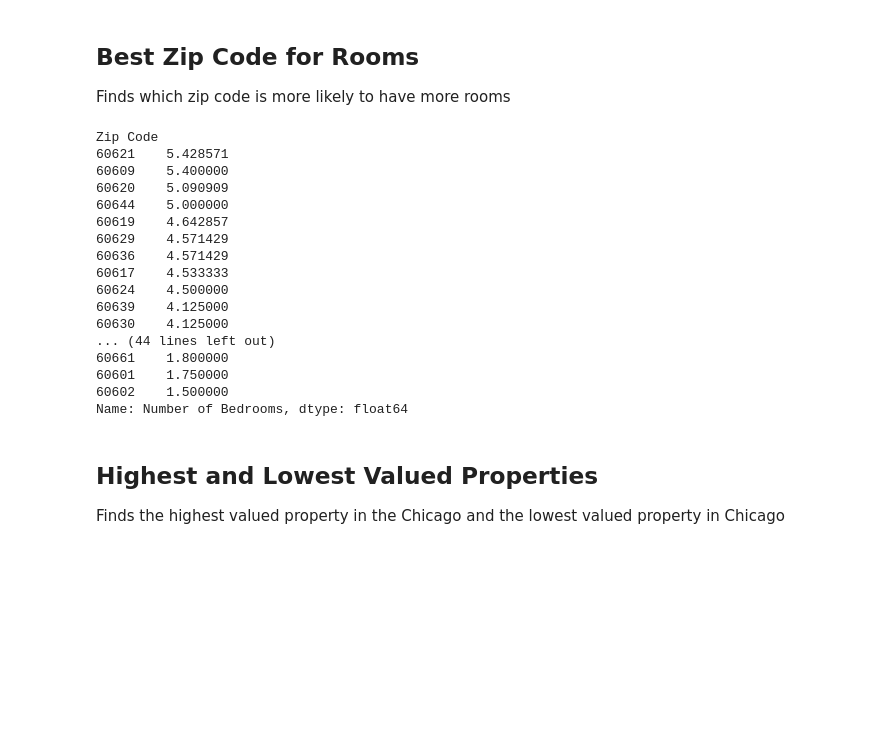
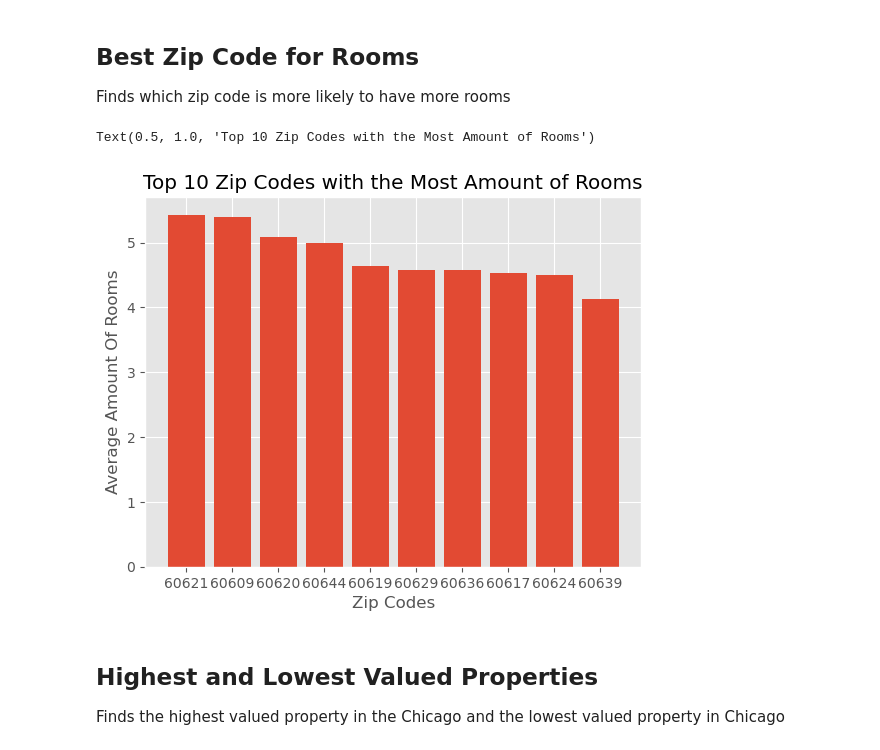
Before and after one commit to TylerLyczak/CS418-FinalProject, a Jupyter notebook: CS418-FinalProject.ipynb, the cells around one changed output. Cells and saved outputs as stored; diff of their text form; code cells hidden in the pictures; blank space fills up the shorter version.

Commit message:
Added some graphs

```diff
--- a/CS418-FinalProject.ipynb
+++ b/CS418-FinalProject.ipynb
@@ -101,30 +90,24 @@ plt.show()
 ## Best Zip Code for Rooms
 
 Finds which zip code is more likely to have more rooms
-# %%
-zip_code_average = dfhouses.groupby('Zip Code')['Number of Bedrooms'].mean()
-
-zip_code_average = zip_code_average.sort_values(ascending = False)
-
-zip_code_average
-# %% [output]
-Zip Code
-60621    5.428571
-60609    5.400000
-60620    5.090909
-60644    5.000000
-60619    4.642857
-60629    4.571429
-60636    4.571429
-60617    4.533333
-60624    4.500000
-60639    4.125000
-60630    4.125000
-... (44 lines left out)
-60661    1.800000
-60601    1.750000
-60602    1.500000
-Name: Number of Bedrooms, dtype: float64
+# %%
+zip_code_average = dfhouses.groupby('Zip Code')['Number of Bedrooms'].mean()
+
+zip_code_average = zip_code_average.sort_values(ascending = False)
+
+x_vals = list(zip_code_average.index.values)[:10]
+y_vals = zip_code_average.to_list()[:10]
+
+# Plot the bar graph for the top 10
+style.use('ggplot')
+plt.bar(np.arange(len(x_vals)), y_vals, align='center')
+plt.xticks(np.arange(len(x_vals)), x_vals)
+plt.xlabel('Zip Codes')
+plt.ylabel('Average Amount Of Rooms')
+plt.title('Top 10 Zip Codes with the Most Amount of Rooms')
+# %% [output]
+Text(0.5, 1.0, 'Top 10 Zip Codes with the Most Amount of Rooms')
+[figure, added]
 # %% [markdown]
 ## Highest and Lowest Valued Properties
 
```
Also changed, not shown: parts of 3 cells of this notebook.
